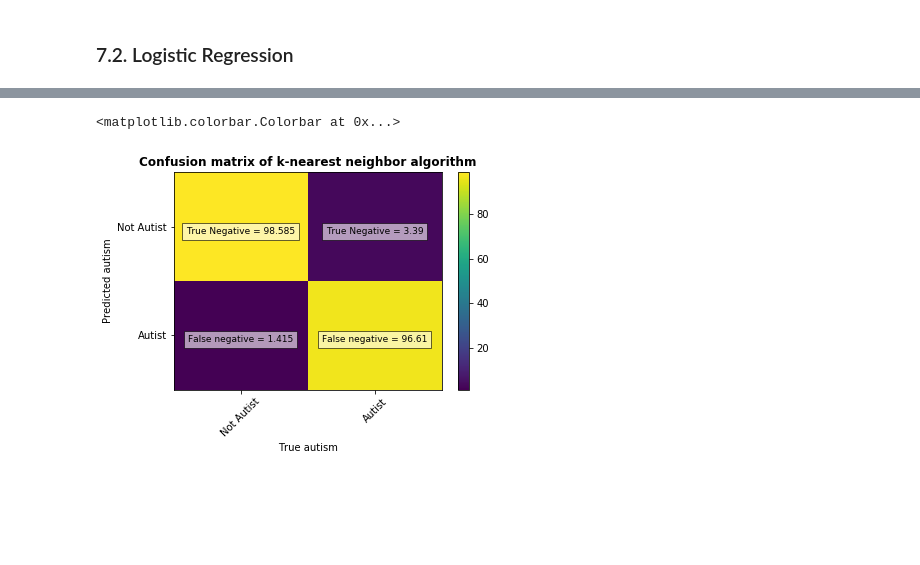
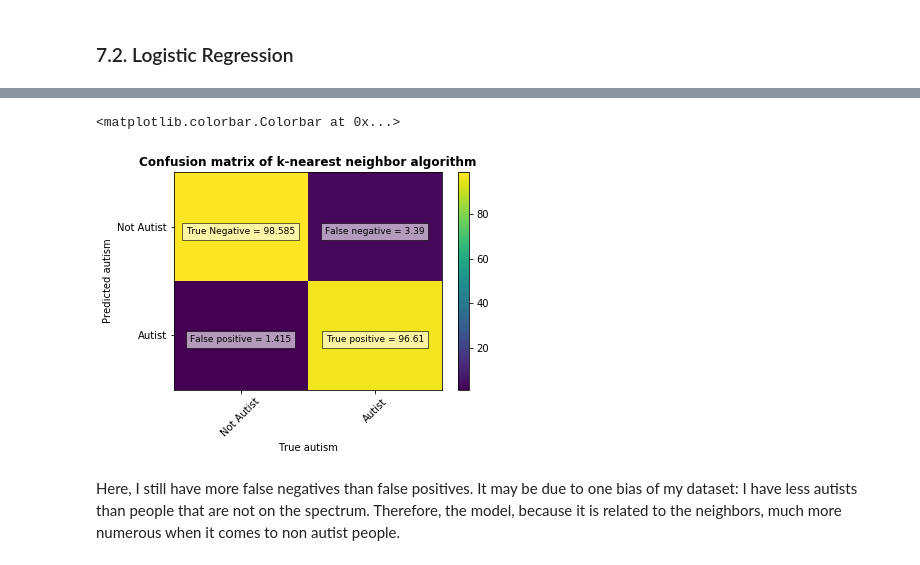
Before and after one commit to clempichon/PCBS_autism, a Jupyter notebook: project.ipynb, the cells around one changed output, grey strips where cells are left out. Drawn from its saved outputs; the diff is of its cells as text; code cells hidden in the pictures; blank space fills up the shorter version.

```diff
--- a/project.ipynb
+++ b/project.ipynb
@@ -316,7 +318,7 @@ plt.show()
 # %%
 # Create a k-NN classifier with 3 neighbors
 knn = KNeighborsClassifier(n_neighbors=6)
-X_train, X_test, y_train, y_test = train_test_split(X, y, test_size = 0.3, random_state=42, stratify=y)
+X_train, X_test, y_train, y_test = train_test_split(X, list(y), test_size = 0.3, random_state=42, stratify=y)
 # Fit the classifier to the data
 knn.fit(X_train, y_train)
 y_pred = knn.predict(X_test)
@@ -442,32 +450,34 @@ print(np.mean(np.array(y_pred) == np.array(y_test))) # We calculate the percenta
 # %%
 # Confusion matrix
 false_negative=np.sum((np.array(y_test) == 1) & (y_pred == 0))/np.sum(np.array(y_test) == 1)
 true_negative=np.sum((np.array(y_test) == 0) & (y_pred == 0))/np.sum(np.array(y_test) == 0)
 true_positive=np.sum((np.array(y_test) == 1) & (y_pred == 1))/np.sum(np.array(y_test) == 1)
 false_positive=np.sum((np.array(y_test) == 0) & (y_pred == 1))/np.sum(np.array(y_test) == 0)
 
 # I create a matrix in percentage, with only three decimals, to be more readable
 percent_matrix=np.round(np.array([[true_negative, false_negative], [false_positive, true_positive]])*100, 3)
 
 # I plot the values and what they correspond to upon the plot
-s = [['True Negative','False negative'], ['False positive', 'True positive']]
+s = [['True Negative','False positive'], ['False negative', 'True positive']]
 for i in range(2):
     for j in range(2):
-        plt.text(j,i, str(s[0][i])+" = "+ str(percent_matrix[i][j]), ha='center',va='top', bbox=dict(facecolor='white', alpha=0.6), fontsize=9)
+        plt.text(j,i, str(s[j][i])+" = "+ str(percent_matrix[i][j]), ha='center',va='top', bbox=dict(facecolor='white', alpha=0.6), fontsize=9)
 
 # I set the labels of the axis and the title of the plot
 plt.ylabel('Predicted autism')
 plt.xlabel('True autism')
 plt.title('Confusion matrix of k-nearest neighbor algorithm', fontdict = {'weight' : 'bold','size': 12})
 
 # I set the x-ticks and y-ticks
 classNames = ['Not Autist','Autist']
 plt.xticks(np.arange(2), classNames, rotation=45)
 plt.yticks(np.arange(2), classNames)
 
 # I show the matrix
 plt.imshow(percent_matrix, aspect='auto')
 plt.colorbar()
 # %% [output]
 <matplotlib.colorbar.Colorbar at 0x...>
-[figure, old version]
+[figure, new version]
+# %% [markdown]
+Here, I still have more false negatives than false positives. It may be due to one bias of my dataset: I have less autists than people that are not on the spectrum. Therefore, the model, because it is related to the neighbors, much more numerous when it comes to non autist people.
```
Also changed, not shown: parts of 20 cells of this notebook.
